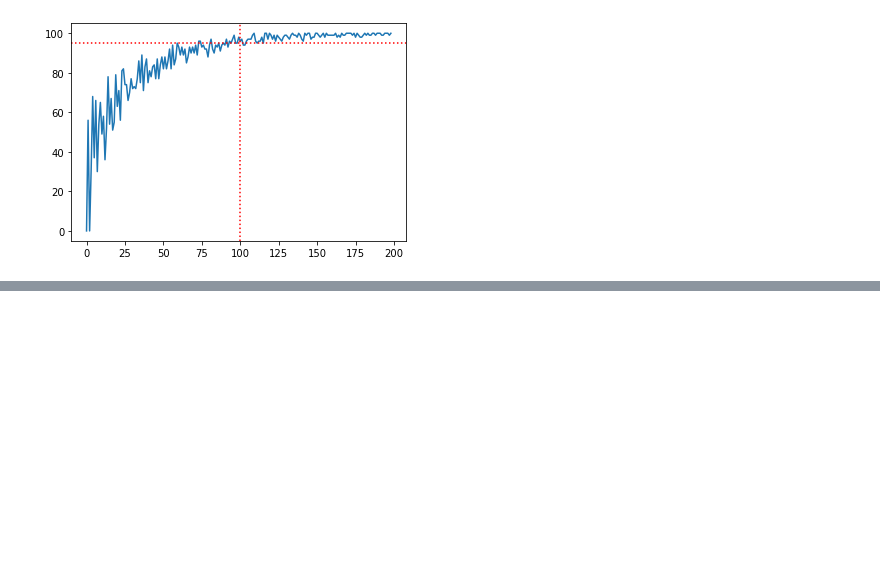
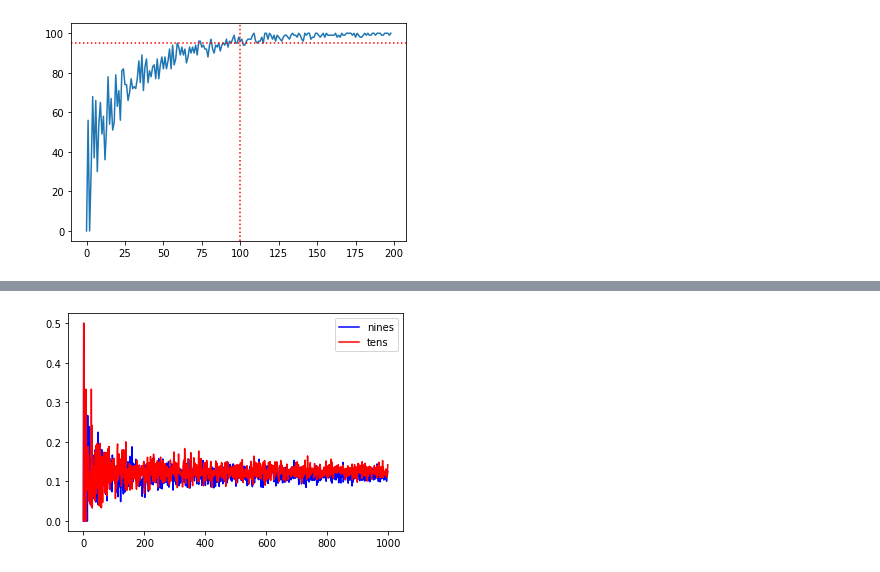
Before and after one commit to ivaturi/onepercent, a Jupyter notebook: ds/notebooks/grinstead-snell-intro-to-probability/chapter1.ipynb, the cells around one changed output, grey strips where cells are left out. Saved outputs shown, nothing was run; the diff lists cells and outputs as text; code cells hidden in the pictures; blank space fills up the shorter version.

```diff
--- a/ds/notebooks/grinstead-snell-intro-to-probability/chapter1.ipynb
+++ b/ds/notebooks/grinstead-snell-intro-to-probability/chapter1.ipynb
@@ -150,0 +159,24 @@ plt.show()
+# %%
+# simulate a die cast
+cast_die = lambda: 1 + int(6 * random.random())
+
+def cast_dice(n = 3, times = 3):
+    outs = []
+    for _ in range(times):
+        outs.append(sum([cast_die() for _ in range(n)]))
+    return outs
+
+nines = []
+tens = []
+for times in range(1,1000):
+    nines.append(cast_dice(3, times).count(9)/times)
+    tens.append(cast_dice(3, times).count(10)/times)
+
+fig = plt.figure()
+ax1 = fig.add_subplot(111)
+ax1.plot(nines, c='b', label='nines')
+ax1.plot(tens,  c='r', label='tens')
+plt.legend(loc='upper right');
+plt.show()
+# %% [output]
+[figure, added]
```
Also changed, not shown: parts of 2 cells of this notebook.
